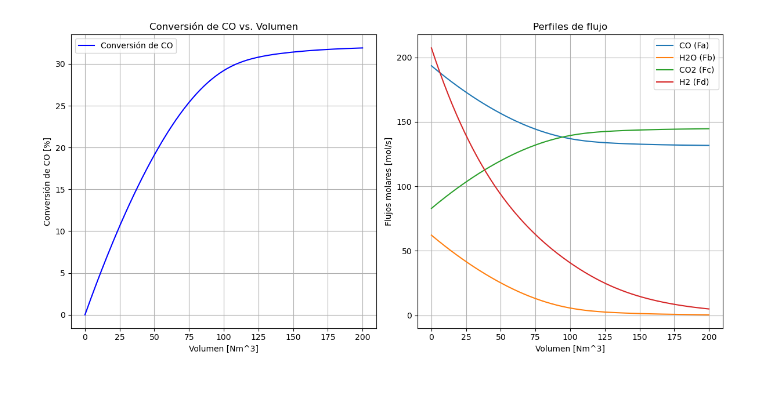
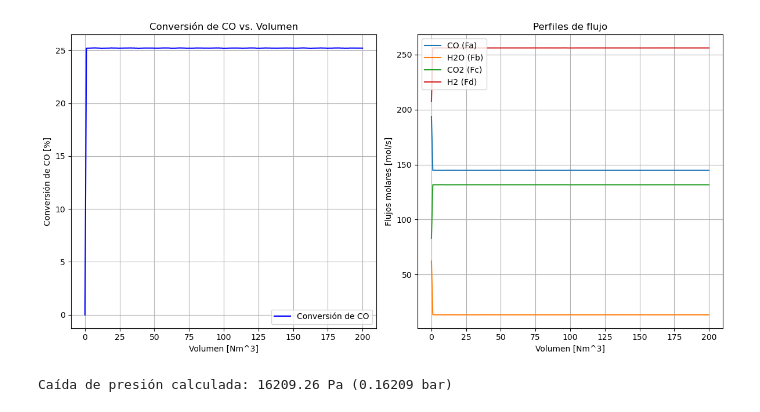
Before and after one commit to Aguiario/Chemical_reaction_engineering, a Jupyter notebook: Homework/Membrane.ipynb, the cells around one changed output. Cells and saved outputs as stored; diff of their text form; code cells hidden in the pictures.

```diff
--- a/Homework/Membrane.ipynb
+++ b/Homework/Membrane.ipynb
@@ -8,7 +8,7 @@ import matplotlib.pyplot as plt
 # 1) Definición de datos del problema y parámetros
 # ---------------------------------------------------------------------------
 R = 8.314        # [J/(mol*K)]
-T = 673.15       # [K]
+T = 643.15       # [K]
 Pt = 2700.0      # [kPa]  (presión total constante)
 Pe = 5.5e-6      # [mol m/(m^2 s Pa)] (permeabilidad de H2)
 A0 = 2.51        # [m^2] (área de contacto de la membrana)
@@ -82,7 +82,7 @@ def membrane_reactor_odes(V, F):
     dFa_dV = -r          # CO se consume
     dFb_dV = -r          # H2O se consume
     dFc_dV = +r         # CO2 se forma
-    dFd_dV = +r - J_H2)   # H2 se forma y se permea
+    dFd_dV = +r - J_H2   # H2 se forma y se permea
     dFe_dV = 0.0         # N2 es inerte
 
     return [dFa_dV, dFb_dV, dFc_dV, dFd_dV, dFe_dV]
@@ -117,31 +117,55 @@ Fe_sol = F_sol[4]
 x_sol = (Fa0 - Fa_sol) / Fa0 * 100
 
 # Gráficas
 plt.figure(figsize=(12, 6))
 
 # -- Conversión vs. Volumen
 plt.subplot(1, 2, 1)
 plt.plot(V_grid, x_sol, 'b-', label='Conversión de CO')
 plt.xlabel('Volumen [Nm^3]')
 plt.ylabel('Conversión de CO [%]')
 plt.title('Conversión de CO vs. Volumen')
 plt.grid(True)
 plt.legend()
 
 # -- Flujos molares vs. Volumen
 plt.subplot(1, 2, 2)
 plt.plot(V_grid, Fa_sol, label='CO (Fa)')
 plt.plot(V_grid, Fb_sol, label='H2O (Fb)')
 plt.plot(V_grid, Fc_sol, label='CO2 (Fc)')
 plt.plot(V_grid, Fd_sol, label='H2 (Fd)')
 #plt.plot(V_grid, Fe_sol, label='N2 (Fe)')
 plt.xlabel('Volumen [Nm^3]')
 plt.ylabel('Flujos molares [mol/s]')
 plt.title('Perfiles de flujo')
 plt.grid(True)
 plt.legend()
 
 plt.tight_layout()
 plt.show()
 # %% [output]
-[figure, old version]
+[figure, new version]
+# %%
+import numpy as np
+
+def ergun_pressure_drop(L, dp, epsilon, mu, u, rho):
+    term1 = (150 * (1 - epsilon) * mu * u) / (epsilon**3 * dp**2)
+    term2 = (1.75 * (1 - epsilon) * rho * u**2) / (epsilon**3 * dp)
+    Delta_P = L * (term1 + term2)
+    return Delta_P
+
+# Parámetros de entrada (ajustados para T = 370°C)
+L = 5.0  # Longitud del lecho en metros
+dp = 0.1  # Diámetro de partícula en metros
+epsilon = 0.4  #
+mu = 2.3e-5  # Viscosidad del gas en Pa.s a 370°C
+u = 0.5  # Velocidad superficial del gas en m/s
+rho = 79.0  # Densidad del gas en kg/m³ a 370°C
+
+# Cálculo de la caída de presión
+Delta_P = ergun_pressure_drop(L, dp, epsilon, mu, u, rho)
+Delta_P_bar = Delta_P / 1e5  # Conversión de Pa a bar
+
+print(f"Caída de presión calculada: {Delta_P:.2f} Pa ({Delta_P_bar:.5f} bar)")
+# %% [output]
+Caída de presión calculada: 16209.26 Pa (0.16209 bar)
```
